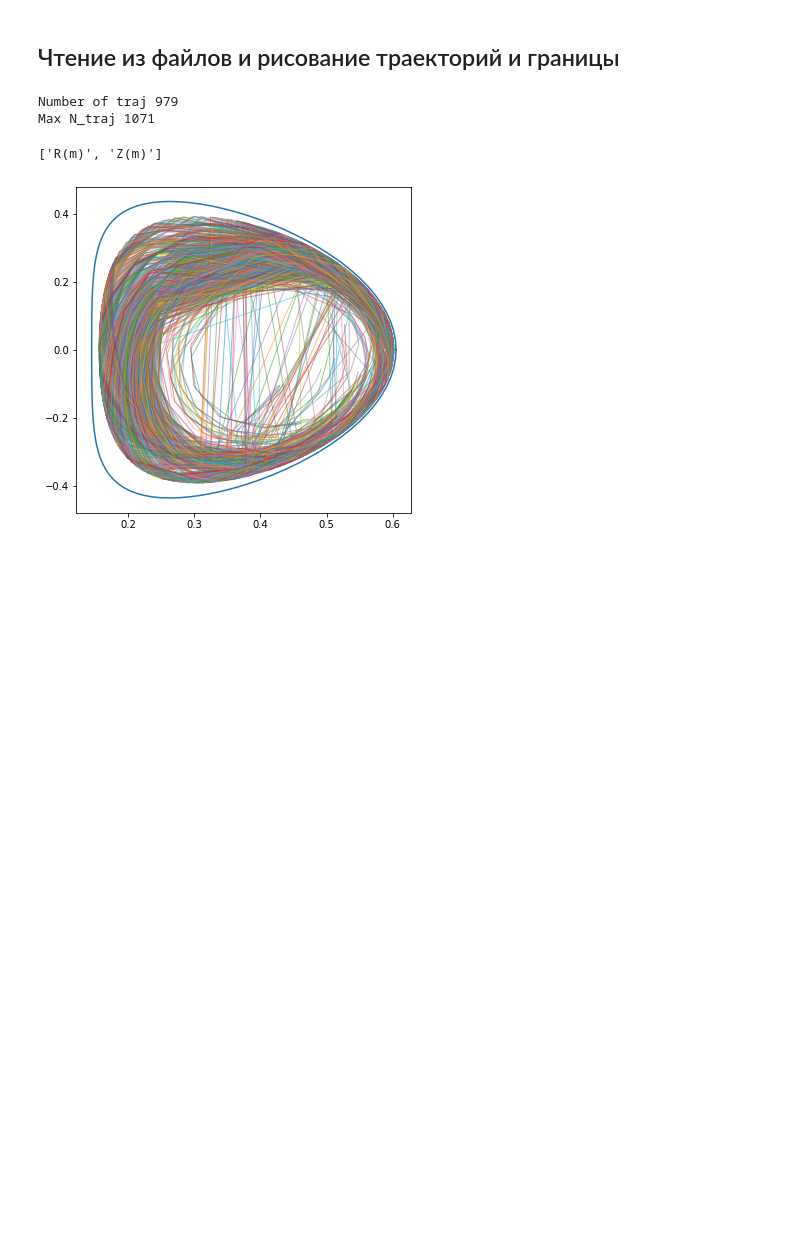
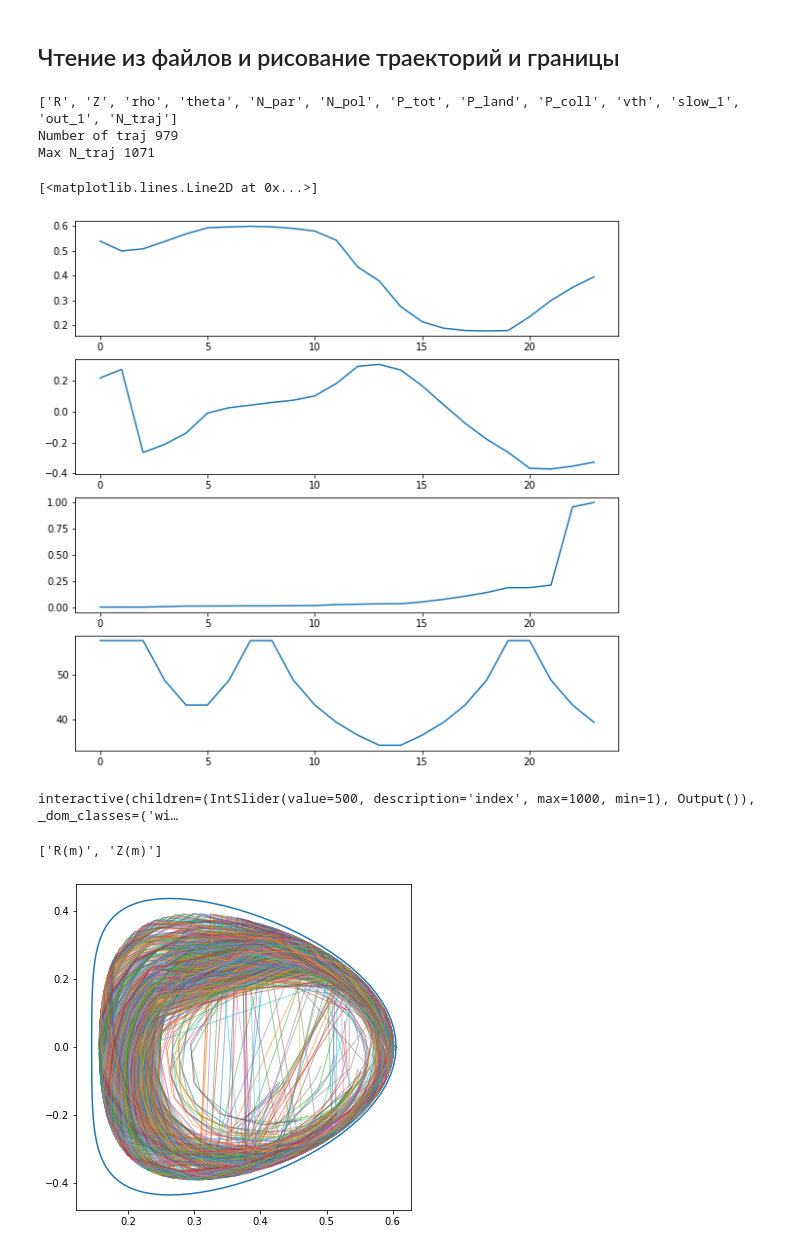
Before and after one commit to temper8/DrawPath, a Jupyter notebook: trajectory2.ipynb, the cells around one changed output. Saved outputs shown, nothing was run; the diff lists cells and outputs as text; code cells hidden in the pictures; blank space fills up the shorter version.

```diff
--- a/trajectory2.ipynb
+++ b/trajectory2.ipynb
@@ -6,13 +6,38 @@ import numpy as np
 # %%
 import astra_io as astra
 
-rays, N_traj = astra.read_trajectories("data/traj_12345.dat")
+rays, N_traj = astra.read_trajectories2("data/traj_12345.dat")
 
 print("Number of traj "+ str(len(rays)))
 print("Max N_traj "+ str(N_traj))
 # %% [output]
+['R', 'Z', 'rho', 'theta', 'N_par', 'N_pol', 'P_tot', 'P_land', 'P_coll', 'vth', 'slow_1', 'out_1', 'N_traj']
 Number of traj 979
 Max N_traj 1071
+# %%
+fig, (ax1, ax2, ax3, ax4) = plt.subplots(4, 1, figsize=(10, 10))
+ax1.plot(rays[1]['R'])
+ax2.plot(rays[1]['Z'])
+ax3.plot(rays[1]['P_tot'])
+ax4.plot(rays[1]['vth'])
+# %% [output]
+[<matplotlib.lines.Line2D at 0x...>]
+[figure, added]
+# %%
+from ipywidgets import interactive
+
+def plot_1D(index):
+    fig, (ax1, ax2, ax3, ax4) = plt.subplots(4, 1, figsize=(10, 10))
+    ax1.plot(rays[index]['R'])
+    ax2.plot(rays[index]['Z'])
+    ax3.plot(rays[index]['P_tot'])
+    ax4.plot(rays[index]['P_land'])
+    plt.show()
+
+w1d = interactive(plot_1D, index = (1, 1000))
+w1d
+# %% [output]
+interactive(children=(IntSlider(value=500, description='index', max=1000, min=1), Output()), _dom_classes=('wi…
 # %%
 plt.figure(figsize=(6,6))
 
```
Also changed, not shown: parts of 2 cells of this notebook.
